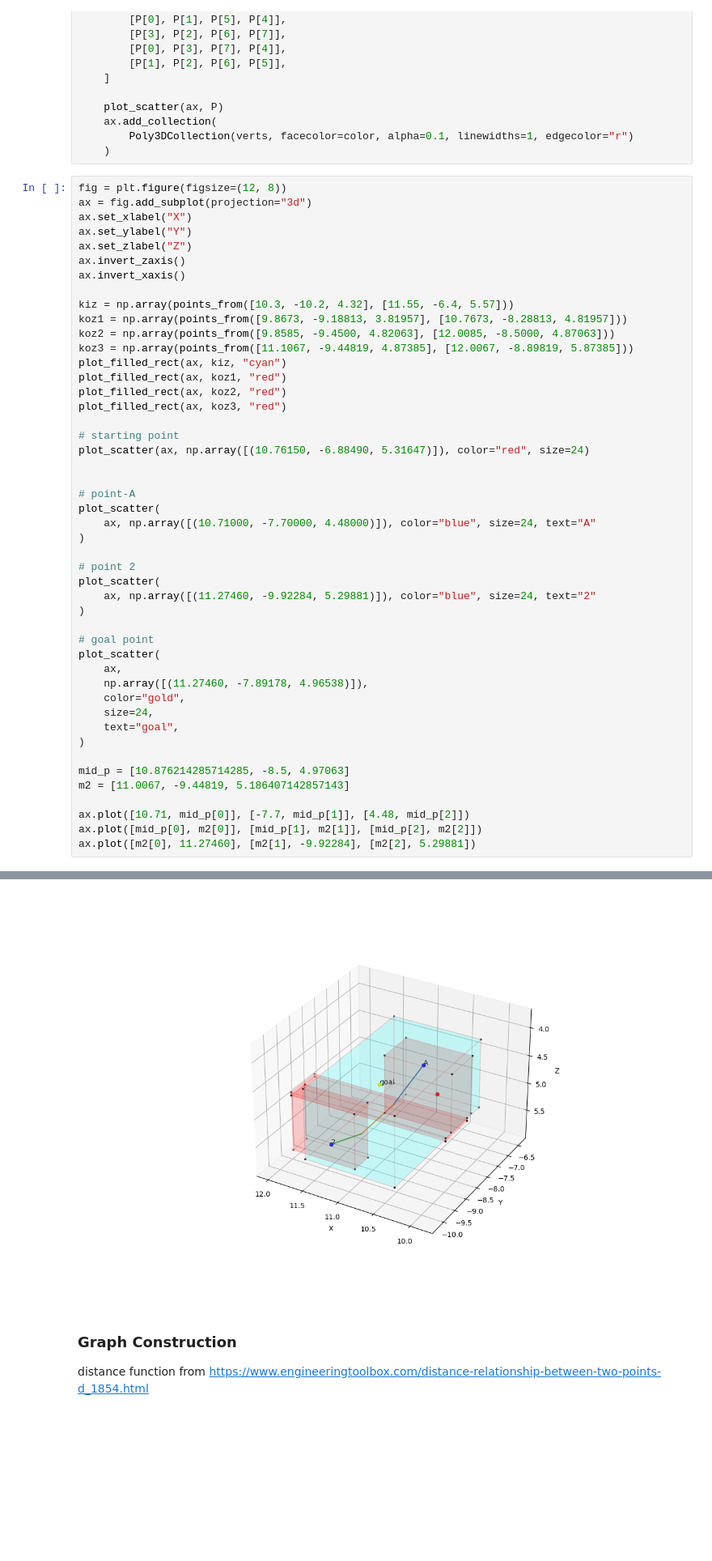
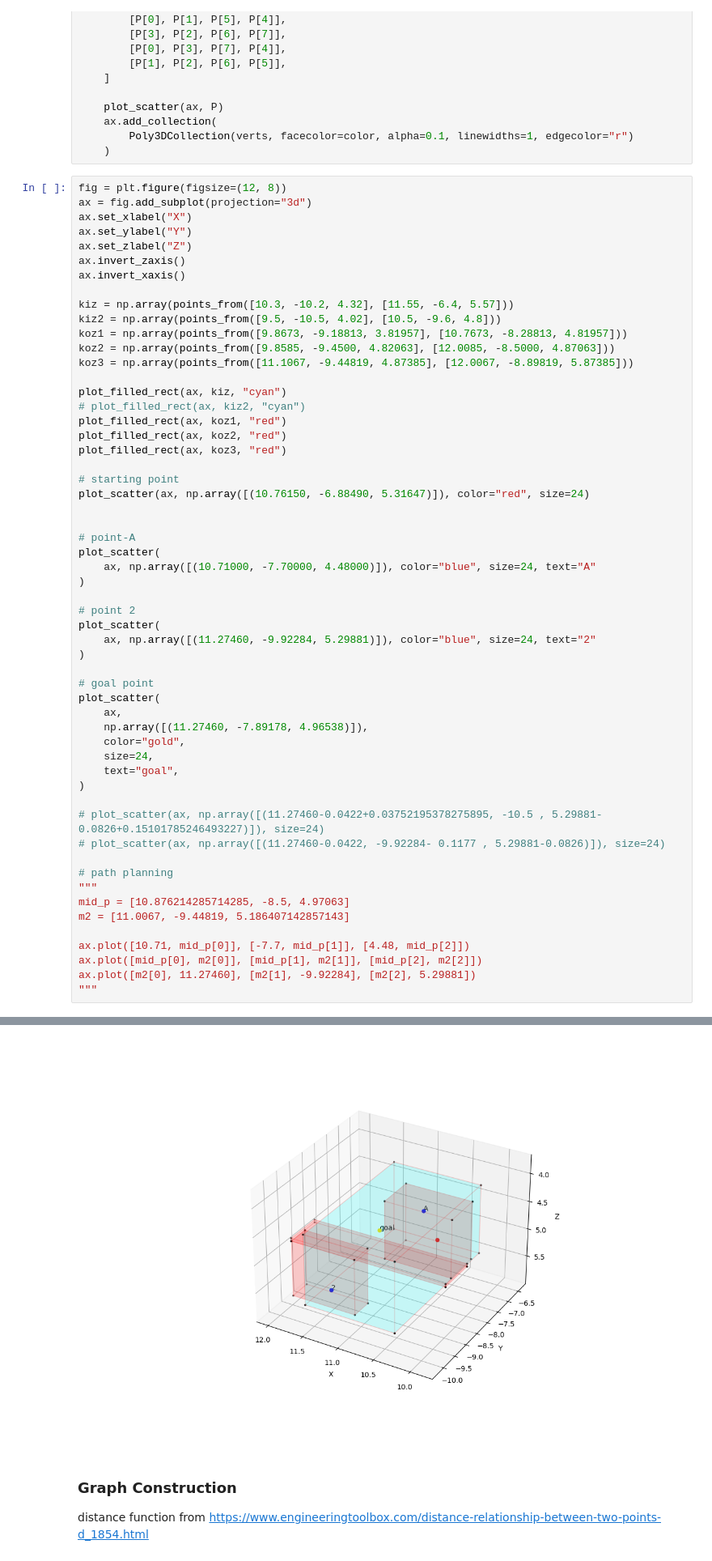
Before and after one commit to PutawanDE/3rd_kibo_lynx, a Jupyter notebook: tools/src/shortest_path.ipynb, the cells around one changed output, grey strips where cells are left out. Shown at 81% size. Cells and saved outputs as stored; diff of their text form; blank space fills up the shorter version.

```diff
--- a/tools/shortest_path.ipynb
+++ b/tools/src/shortest_path.ipynb
@@ -143,10 +143,13 @@ ax.invert_zaxis()
 ax.invert_xaxis()
 
 kiz = np.array(points_from([10.3, -10.2, 4.32], [11.55, -6.4, 5.57]))
+kiz2 = np.array(points_from([9.5, -10.5, 4.02], [10.5, -9.6, 4.8]))
 koz1 = np.array(points_from([9.8673, -9.18813, 3.81957], [10.7673, -8.28813, 4.81957]))
 koz2 = np.array(points_from([9.8585, -9.4500, 4.82063], [12.0085, -8.5000, 4.87063]))
 koz3 = np.array(points_from([11.1067, -9.44819, 4.87385], [12.0067, -8.89819, 5.87385]))
+
 plot_filled_rect(ax, kiz, "cyan")
+# plot_filled_rect(ax, kiz2, "cyan")
 plot_filled_rect(ax, koz1, "red")
 plot_filled_rect(ax, koz2, "red")
 plot_filled_rect(ax, koz3, "red")
@@ -174,10 +177,16 @@ plot_scatter(
     text="goal",
 )
 
+# plot_scatter(ax, np.array([(11.27460-0.0422+0.03752195378275895, -10.5 , 5.29881-0.0826+0.15101785246493227)]), size=24)
+# plot_scatter(ax, np.array([(11.27460-0.0422, -9.92284- 0.1177 , 5.29881-0.0826)]), size=24)
+
+# path planning
+"""
 mid_p = [10.876214285714285, -8.5, 4.97063]
 m2 = [11.0067, -9.44819, 5.186407142857143]
 
 ax.plot([10.71, mid_p[0]], [-7.7, mid_p[1]], [4.48, mid_p[2]])
 ax.plot([mid_p[0], m2[0]], [mid_p[1], m2[1]], [mid_p[2], m2[2]])
 ax.plot([m2[0], 11.27460], [m2[1], -9.92284], [m2[2], 5.29881])
+"""
 # %% [output]
@@ -185,4 +194,4 @@ ax.plot([m2[0], 11.27460], [m2[1], -9.92284], [m2[2], 5.29881])
-[figure, old version]
+[figure, new version]
 # %% [markdown]
 ### Graph Construction
 
```
Also changed, not shown: parts of 1 cell of this notebook, 10 other files.
